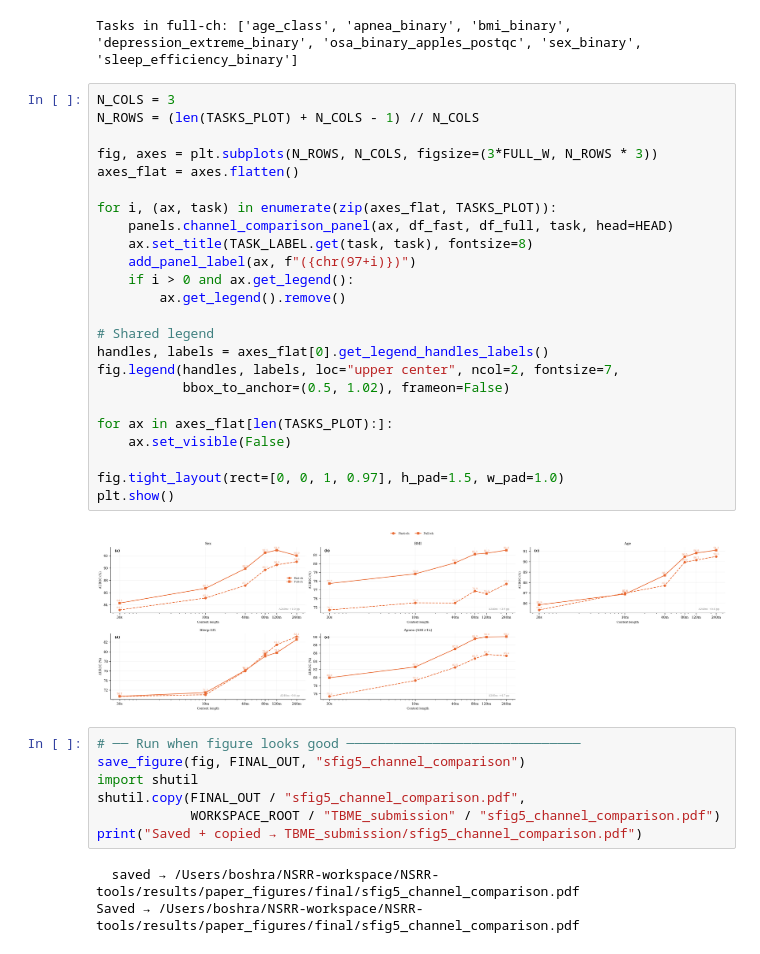
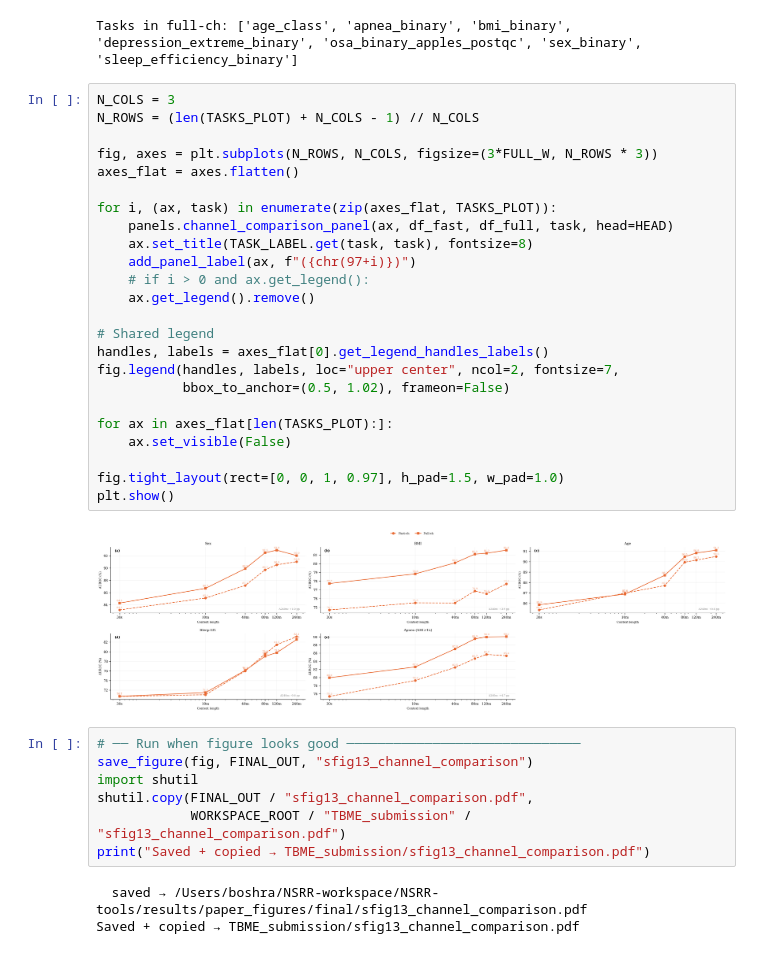
Before and after one commit to boshrakh95/NSRR-tools, a Jupyter notebook: results/paper_figures/notebooks/sfig13_channel_comparison.ipynb, the cells around one changed output. Saved outputs shown, nothing was run; the diff lists cells and outputs as text.

```diff
--- a/results/paper_figures/notebooks/sfig13_channel_comparison.ipynb
+++ b/results/paper_figures/notebooks/sfig13_channel_comparison.ipynb
@@ -80,36 +80,36 @@ Tasks in full-ch: ['age_class', 'apnea_binary', 'bmi_binary', 'depression_extrem
 # %%
 N_COLS = 3
 N_ROWS = (len(TASKS_PLOT) + N_COLS - 1) // N_COLS
 
 fig, axes = plt.subplots(N_ROWS, N_COLS, figsize=(3*FULL_W, N_ROWS * 3))
 axes_flat = axes.flatten()
 
 for i, (ax, task) in enumerate(zip(axes_flat, TASKS_PLOT)):
     panels.channel_comparison_panel(ax, df_fast, df_full, task, head=HEAD)
     ax.set_title(TASK_LABEL.get(task, task), fontsize=8)
     add_panel_label(ax, f"({chr(97+i)})")
-    if i > 0 and ax.get_legend():
-        ax.get_legend().remove()
+    # if i > 0 and ax.get_legend():
+    ax.get_legend().remove()
 
 # Shared legend
 handles, labels = axes_flat[0].get_legend_handles_labels()
 fig.legend(handles, labels, loc="upper center", ncol=2, fontsize=7,
            bbox_to_anchor=(0.5, 1.02), frameon=False)
 
 for ax in axes_flat[len(TASKS_PLOT):]:
     ax.set_visible(False)
 
 fig.tight_layout(rect=[0, 0, 1, 0.97], h_pad=1.5, w_pad=1.0)
 plt.show()
 # %% [output]
-[figure, old version]
+[figure, new version]
 # %%
 # ── Run when figure looks good ──────────────────────────────
-save_figure(fig, FINAL_OUT, "sfig5_channel_comparison")
+save_figure(fig, FINAL_OUT, "sfig13_channel_comparison")
 import shutil
-shutil.copy(FINAL_OUT / "sfig5_channel_comparison.pdf",
-            WORKSPACE_ROOT / "TBME_submission" / "sfig5_channel_comparison.pdf")
-print("Saved + copied → TBME_submission/sfig5_channel_comparison.pdf")
+shutil.copy(FINAL_OUT / "sfig13_channel_comparison.pdf",
+            WORKSPACE_ROOT / "TBME_submission" / "sfig13_channel_comparison.pdf")
+print("Saved + copied → TBME_submission/sfig13_channel_comparison.pdf")
 # %% [output]
-  saved → /Users/boshra/NSRR-workspace/NSRR-tools/results/paper_figures/final/sfig5_channel_comparison.pdf
-Saved → /Users/boshra/NSRR-workspace/NSRR-tools/results/paper_figures/final/sfig5_channel_comparison.pdf
+  saved → /Users/boshra/NSRR-workspace/NSRR-tools/results/paper_figures/final/sfig13_channel_comparison.pdf
+Saved + copied → TBME_submission/sfig13_channel_comparison.pdf
```
Also changed, not shown: 18 other files.
